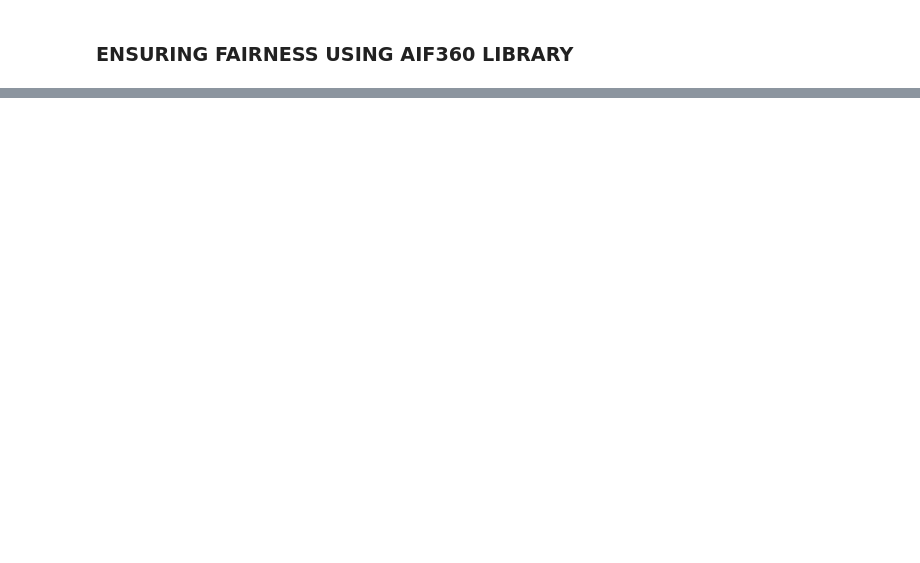
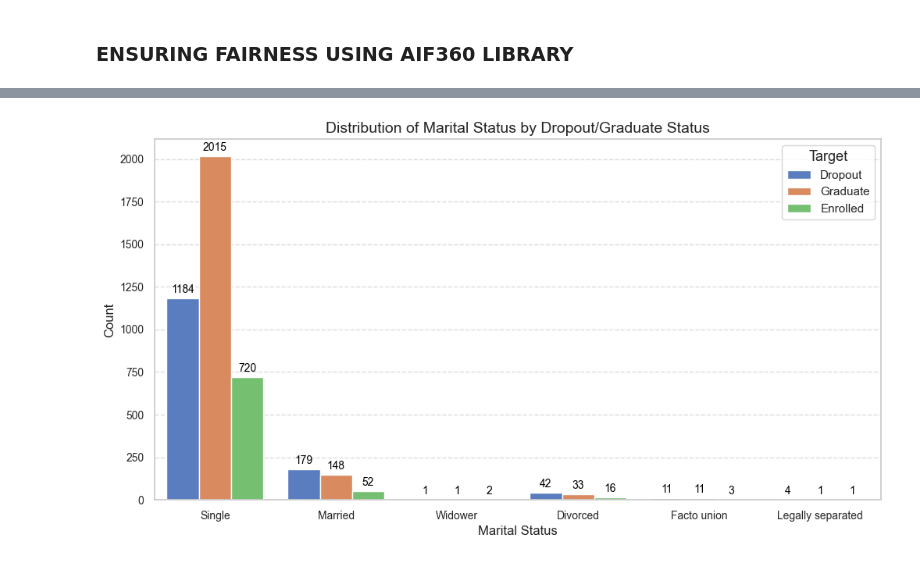
Before and after one commit to KANUBALAD/ML-Fairness-in-School-DropOut-, a Jupyter notebook: Notebooks/AllML_Models.ipynb, the cells around one changed output, grey strips where cells are left out. Drawn from its saved outputs; the diff is of its cells as text; code cells hidden in the pictures; blank space fills up the shorter version.

```diff
--- a/Notebooks/AllML_Models.ipynb
+++ b/Notebooks/AllML_Models.ipynb
@@ -183,0 +245,20 @@ eval_df
+# %%
+plt.figure(figsize=(10, 6))
+
+ax = sns.countplot(data=mydata_analysis, x='Target', hue='Gender', palette=['#1f77b4', '#ff7f0e'])
+
+# Adding annotations
+for p in ax.patches:
+    ax.annotate(f'{p.get_height()}', (p.get_x() + p.get_width() / 2., p.get_height()), ha='center', va='baseline', fontsize=12, color='black', xytext=(0, 5), textcoords='offset points')
+
+# Customizing the plot
+plt.title('Number of Males and Females in Target Category', fontsize=16)
+plt.xlabel('Target', fontsize=14)
+plt.ylabel('Count', fontsize=14)
+plt.legend(title='Gender', fontsize=12, title_fontsize=14)
+plt.xticks(fontsize=12)
+plt.yticks(fontsize=12)
+plt.grid(axis='y', linestyle='--', alpha=0.7)
+
+plt.savefig('target_gender_distribution.png', dpi=300, bbox_inches='tight')
+plt.show()
@@ -183,0 +267,48 @@ eval_df
+# %%
+marital_mapping = {
+    1: 'Single',
+    2: 'Married',
+    3: 'Widower',
+    4: 'Divorced',
+    5: 'Facto union',
+    6: 'Legally separated'
+}
+
+mydata_analysis['MaritalStat'] = mydata_analysis['Marital status'].replace(marital_mapping)
+
+# Define the annotate_counts function
+def annotate_counts(ax, **kwargs):
+    """Annotate the counts on the bars in the countplot."""
+    for p in ax.patches:
+        height = p.get_height()
+        if not pd.isna(height):  # Only annotate if height is not NaN
+            ax.annotate(f'{int(height)}',
+                        (p.get_x() + p.get_width() / 2., height),
+                        ha='center', va='baseline',
+                        fontsize=10, color='black',
+                        xytext=(0, 5), textcoords='offset points')
+
+# Plot the distribution
+plt.figure(figsize=(12, 6))
+sns.set(style="whitegrid")
+ax = sns.countplot(x='MaritalStat', hue='Target', data=mydata_analysis, order=marital_mapping.values(), palette='muted')
+
+# Annotate counts on the bars
+annotate_counts(ax)
+
+# Customize the plot
+plt.title('Distribution of Marital Status by Dropout/Graduate Status', fontsize=14)
+plt.xlabel('Marital Status', fontsize=12)
+plt.ylabel('Count', fontsize=12)
+plt.legend(title='Target', title_fontsize='13', fontsize='11')
+plt.xticks(fontsize=10)
+plt.yticks(fontsize=10)
+plt.grid(axis='y', linestyle='--', alpha=0.7)
+
+# Save the plot as a high-resolution PNG file
+plt.savefig('marital_status_target_distribution.png', dpi=300, bbox_inches='tight')
+
+# Show the plot
+plt.show()
+# %% [output]
+[figure, added]
```
Also changed, not shown: parts of 15 cells of this notebook, 17 other files.
